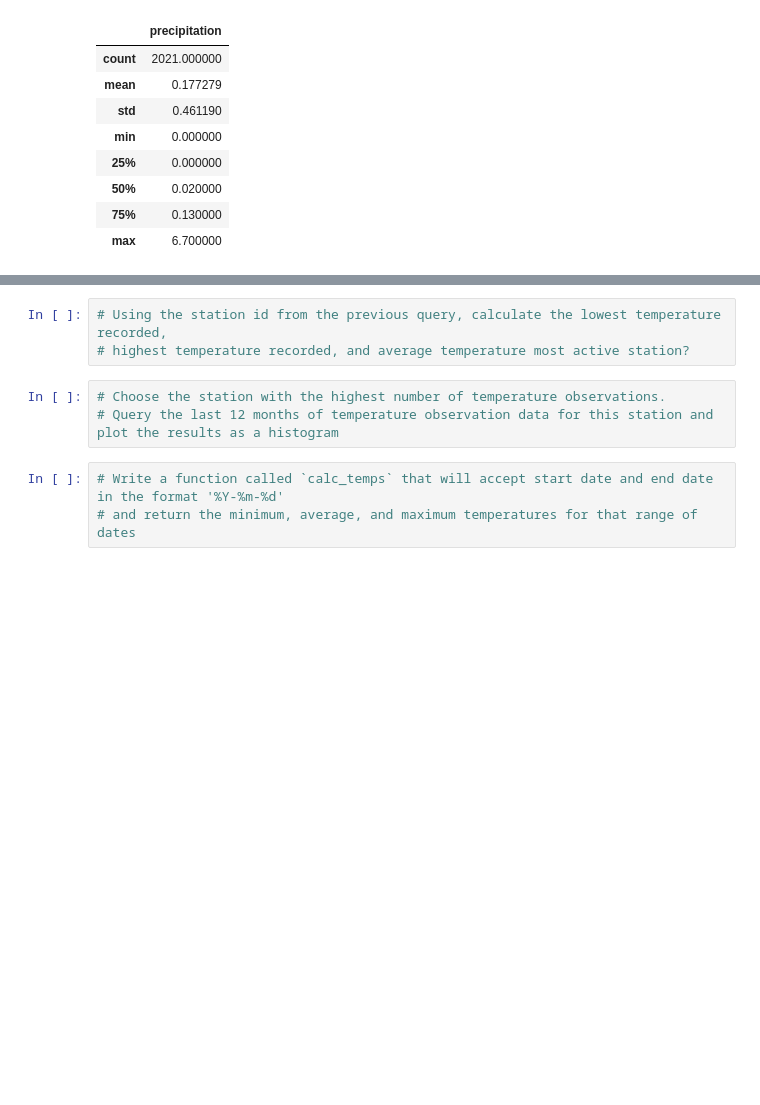
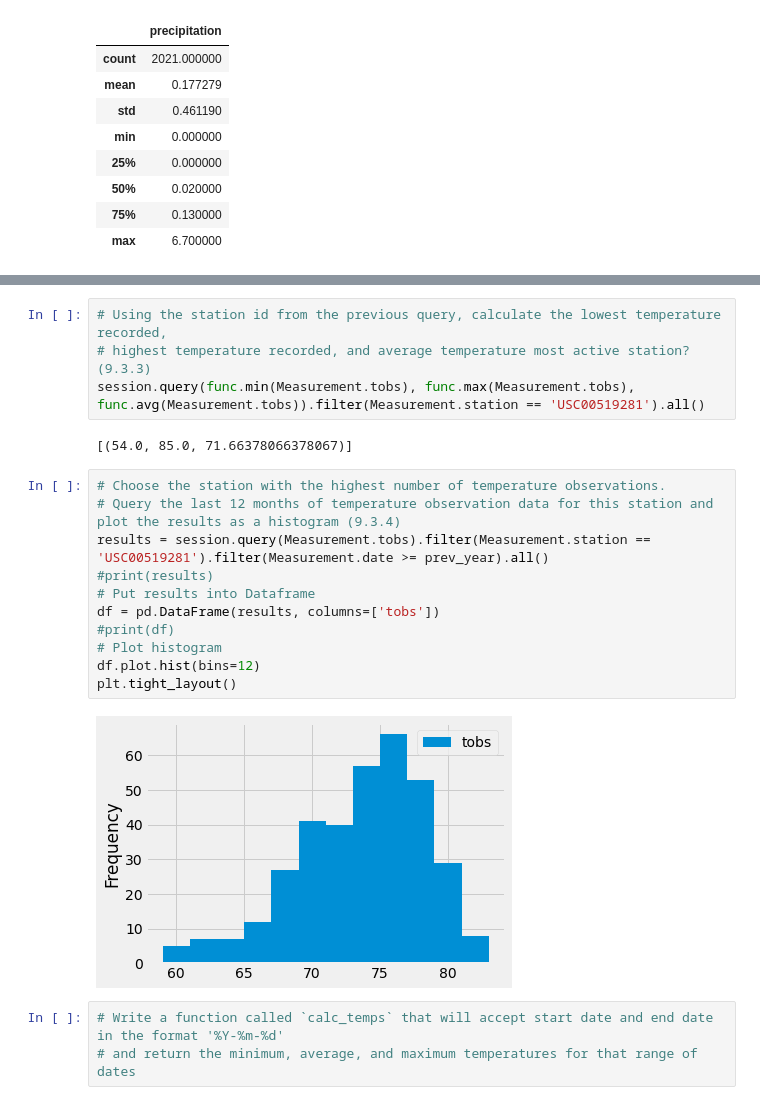
Before and after one commit to graylydia/surfs_up, a Jupyter notebook: climate_analysis.ipynb, the cells around one changed output, grey strips where cells are left out. Cells and saved outputs as stored; diff of their text form; blank space fills up the shorter version.

Commit message:
added histogram

```diff
--- a/climate_analysis.ipynb
+++ b/climate_analysis.ipynb
@@ -89,9 +104,22 @@ df.describe()
 # %%
 # Using the station id from the previous query, calculate the lowest temperature recorded,
-# highest temperature recorded, and average temperature most active station?
+# highest temperature recorded, and average temperature most active station? (9.3.3)
+session.query(func.min(Measurement.tobs), func.max(Measurement.tobs), func.avg(Measurement.tobs)).filter(Measurement.station == 'USC00519281').all()
+# %% [output]
+[(54.0, 85.0, 71.66378066378067)]
 # %%
 # Choose the station with the highest number of temperature observations.
-# Query the last 12 months of temperature observation data for this station and plot the results as a histogram
+# Query the last 12 months of temperature observation data for this station and plot the results as a histogram (9.3.4)
+results = session.query(Measurement.tobs).filter(Measurement.station == 'USC00519281').filter(Measurement.date >= prev_year).all()
+#print(results)
+# Put results into Dataframe
+df = pd.DataFrame(results, columns=['tobs'])
+#print(df)
+# Plot histogram
+df.plot.hist(bins=12)
+plt.tight_layout()
+# %% [output]
+[figure, added]
 # %%
 # Write a function called `calc_temps` that will accept start date and end date in the format '%Y-%m-%d'
 # and return the minimum, average, and maximum temperatures for that range of dates
```
Also changed, not shown: parts of 2 cells of this notebook.
